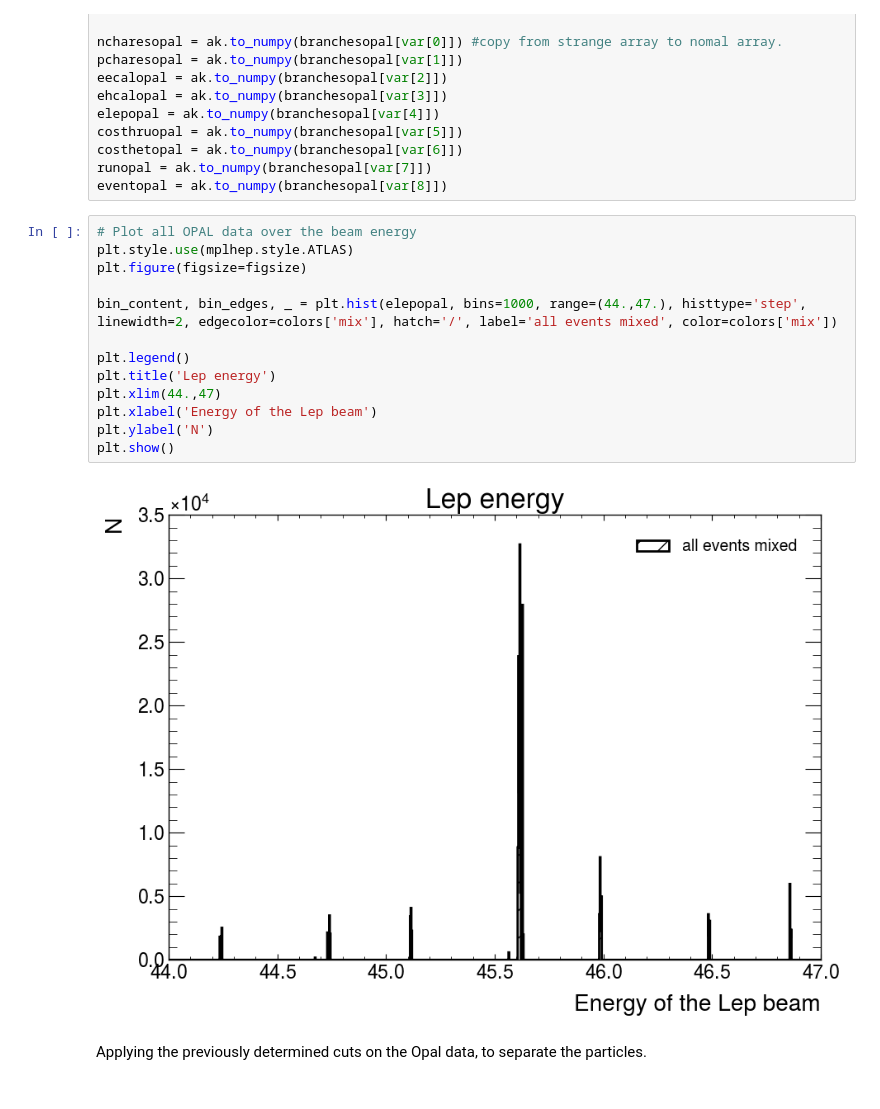
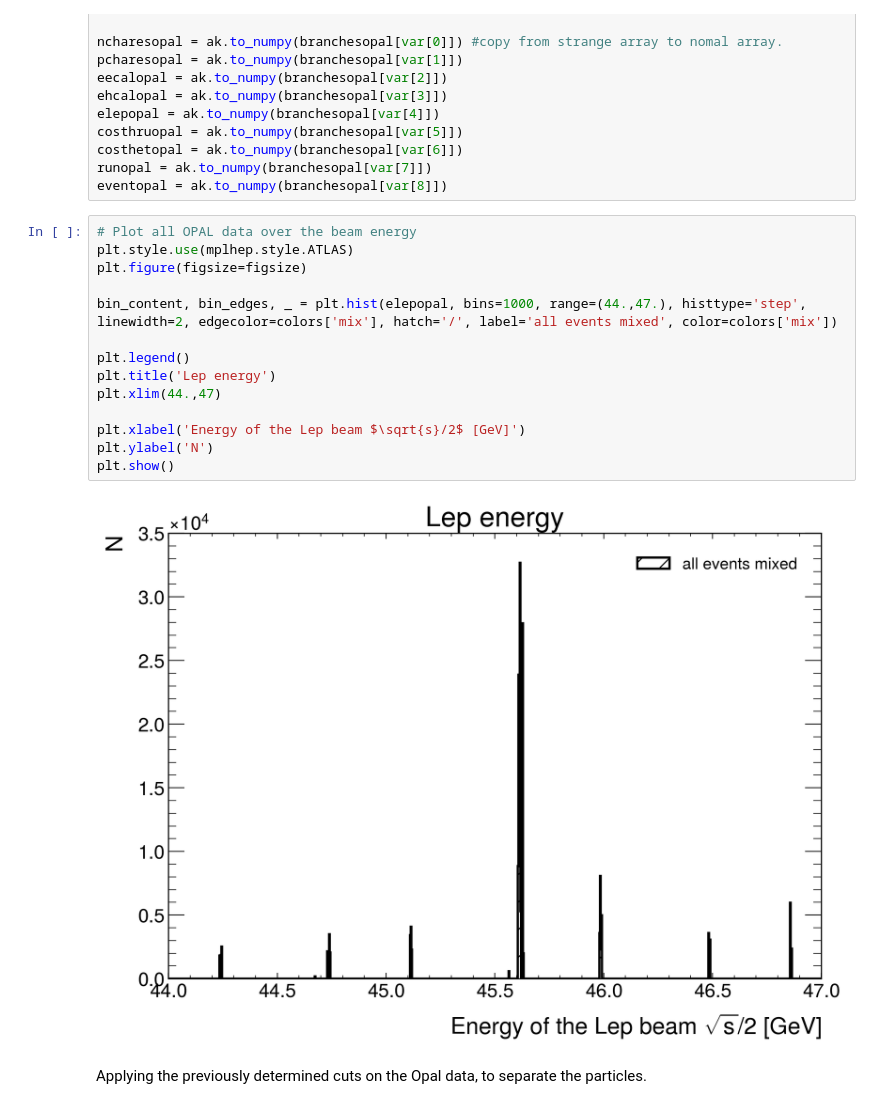
Before and after one commit to lukasg96/z0-precisionmeasurement, a Jupyter notebook: z0_experiment_Philipp_Bronner_Lukas_Grunwald.ipynb, the cells around one changed output. Cells and saved outputs as stored; diff of their text form.

```diff
--- a/z0_experiment_Philipp_Bronner_Lukas_Grunwald.ipynb
+++ b/z0_experiment_Philipp_Bronner_Lukas_Grunwald.ipynb
@@ -664,18 +663,19 @@ eventopal = ak.to_numpy(branchesopal[var[8]])
 # %%
 # Plot all OPAL data over the beam energy
 plt.style.use(mplhep.style.ATLAS)
 plt.figure(figsize=figsize)
 
 bin_content, bin_edges, _ = plt.hist(elepopal, bins=1000, range=(44.,47.), histtype='step',  linewidth=2, edgecolor=colors['mix'], hatch='/', label='all events mixed', color=colors['mix'])
 
 plt.legend()
 plt.title('Lep energy')
 plt.xlim(44.,47)
-plt.xlabel('Energy of the Lep beam')
+
+plt.xlabel('Energy of the Lep beam $\sqrt{s}/2$ [GeV]')
 plt.ylabel('N')
 plt.show()
 # %% [output]
-[figure, old version]
+[figure, new version]
 # %% [markdown]
 Applying the previously determined cuts on the Opal data, to separate the particles.
 # %%
```
Also changed, not shown: parts of 9 cells of this notebook.
